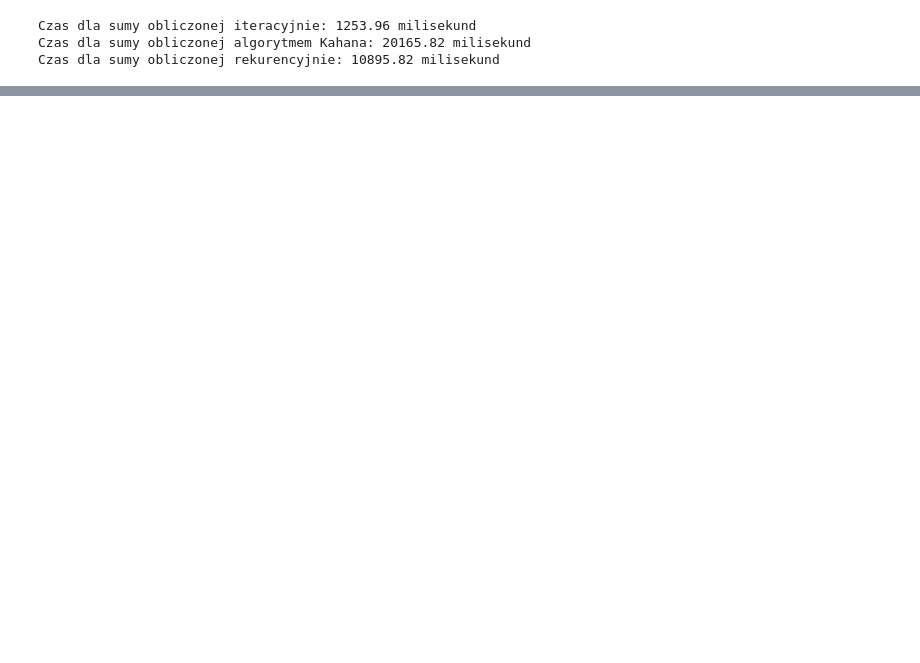
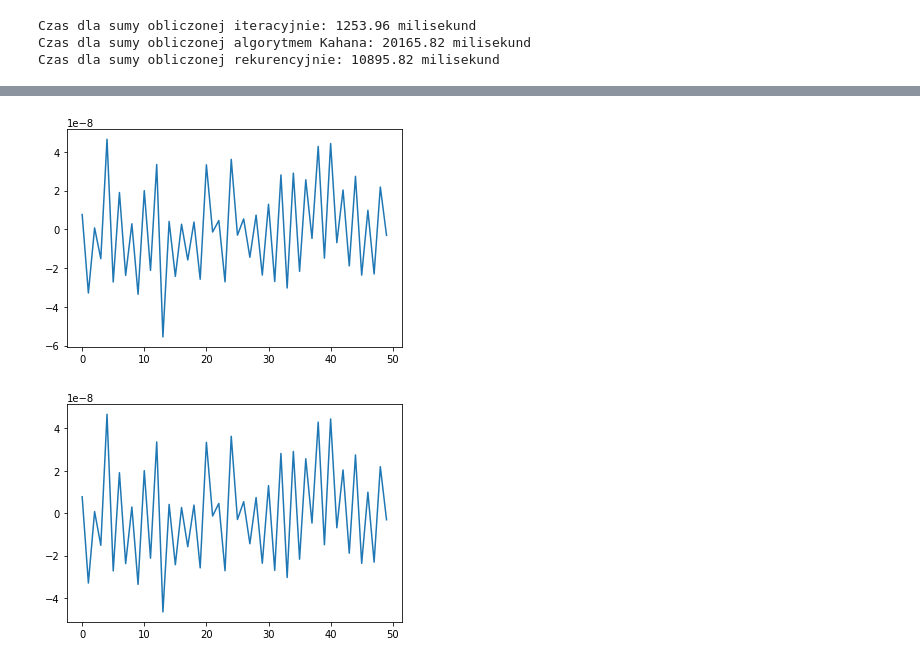
Before and after one commit to AlexMaz99/MOwNiT, a Jupyter notebook: lab1/lab1.ipynb, the cells around one changed output, grey strips where cells are left out. Cells and saved outputs as stored; diff of their text form; code cells hidden in the pictures; blank space fills up the shorter version.

```diff
--- a/lab1/lab1.ipynb
+++ b/lab1/lab1.ipynb
@@ -144,0 +293,5 @@ Czas dla sumy obliczonej rekurencyjnie: 10895.82 milisekund
+# %%
+dirichlet_plot(2, 50, float32)
+# %% [output]
+[figure, added]
+[figure, added]
```
Also changed, not shown: parts of 21 cells of this notebook, 1 other file.
